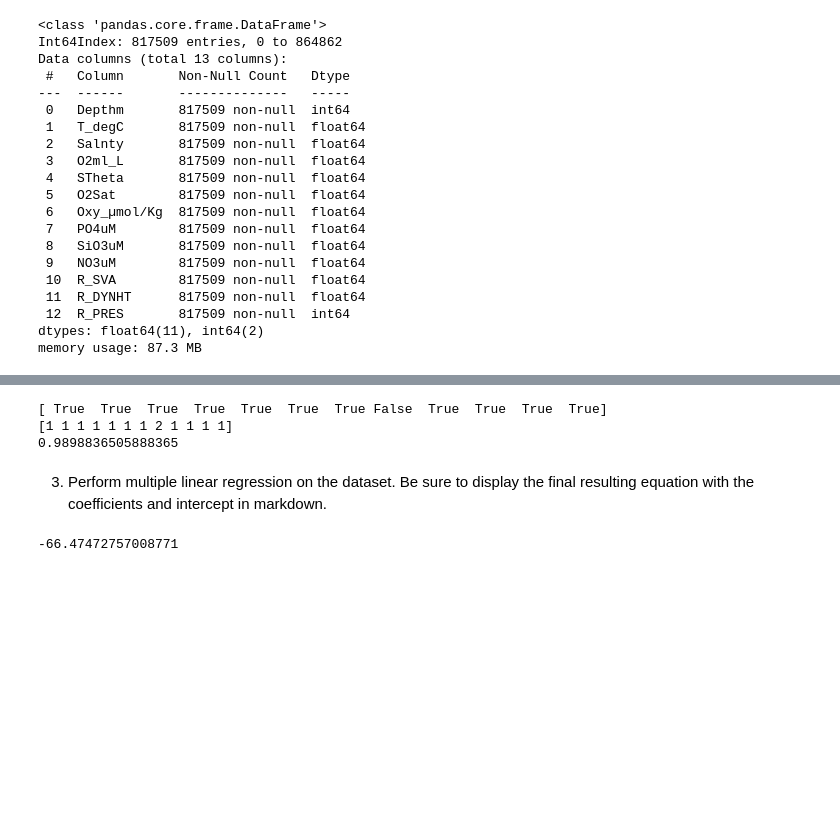
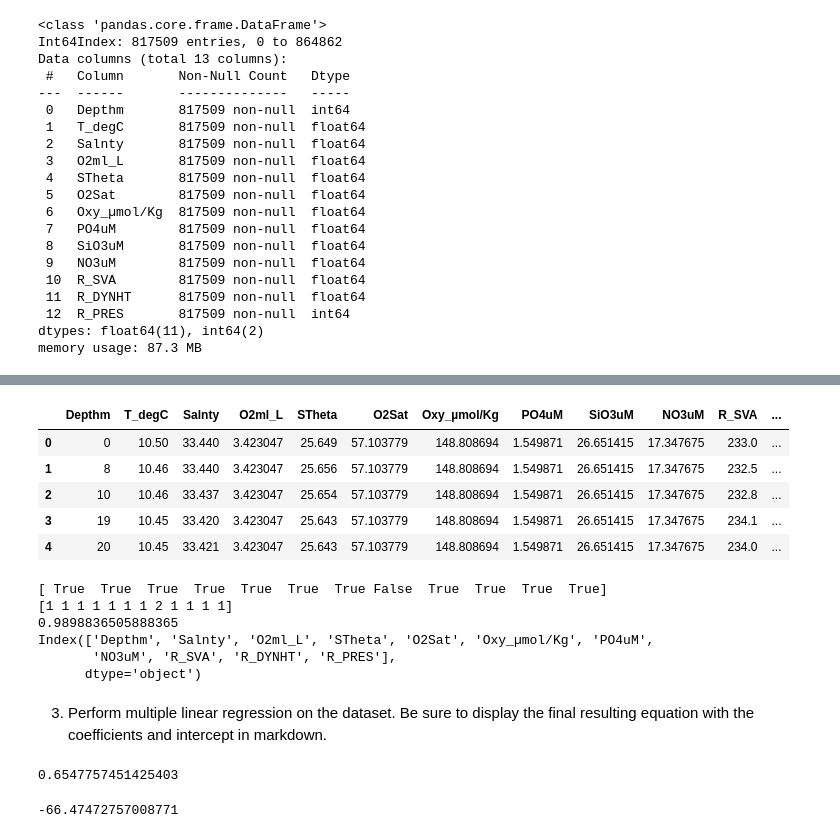
Before and after one commit to SharonBond/homework, a Jupyter notebook: week_14/version_2_week_14_homework.ipynb, the cells around one changed output, grey strips where cells are left out. Saved outputs shown, nothing was run; the diff lists cells and outputs as text; code cells hidden in the pictures; blank space fills up the shorter version.

```diff
--- a/week_14/version_2_week_14_homework.ipynb
+++ b/week_14/version_2_week_14_homework.ipynb
@@ -153,6 +146,15 @@ Name: T_degC, dtype: float64
 # %%
 X=bottle_drop_df.drop('T_degC',axis=1)
 y=bottle_drop_df['T_degC']
+# %%
+bottle_drop_df.head()
+# %% [output]
+|  | Depthm | T_degC | Salnty | O2ml_L | STheta | O2Sat | Oxy_µmol/Kg | PO4uM | SiO3uM | NO3uM | R_SVA | ... |
+| 0 | 0 | 10.50 | 33.440 | 3.423047 | 25.649 | 57.103779 | 148.808694 | 1.549871 | 26.651415 | 17.347675 | 233.0 | ... |
+| 1 | 8 | 10.46 | 33.440 | 3.423047 | 25.656 | 57.103779 | 148.808694 | 1.549871 | 26.651415 | 17.347675 | 232.5 | ... |
+| 2 | 10 | 10.46 | 33.437 | 3.423047 | 25.654 | 57.103779 | 148.808694 | 1.549871 | 26.651415 | 17.347675 | 232.8 | ... |
+| 3 | 19 | 10.45 | 33.420 | 3.423047 | 25.643 | 57.103779 | 148.808694 | 1.549871 | 26.651415 | 17.347675 | 234.1 | ... |
+| 4 | 20 | 10.45 | 33.421 | 3.423047 | 25.643 | 57.103779 | 148.808694 | 1.549871 | 26.651415 | 17.347675 | 234.0 | ... |
 # %%
 
 model=LinearRegression()
@@ -163,10 +165,18 @@ model.fit(X_rfe,y)
 print(rfe.support_)
 print(rfe.ranking_)
 print(rfe.score(X,y))
+
+cols = list(X.columns)
+temp = pd.Series(rfe.support_,index = cols)
+selected_features_rfe = temp[temp==True].index
+print(selected_features_rfe)
 # %% [output]
 [ True  True  True  True  True  True  True False  True  True  True  True]
 [1 1 1 1 1 1 1 2 1 1 1 1]
 0.9898836505888365
+Index(['Depthm', 'Salnty', 'O2ml_L', 'STheta', 'O2Sat', 'Oxy_µmol/Kg', 'PO4uM',
+       'NO3uM', 'R_SVA', 'R_DYNHT', 'R_PRES'],
+      dtype='object')
 # %% [markdown]
 3.	Perform multiple linear regression on the dataset. Be sure to display the final resulting equation with the coefficients and intercept in markdown.
 # %%
@@ -178,6 +188,11 @@ mlr=LinearRegression()
 mlr.fit(X1_train,y1_train)
 
 y1_pred=mlr.predict(X1_test)
+
+accuracy_score = mlr.score(X1,y1)
+print(accuracy_score)
+# %% [output]
+0.6547757451425403
 # %%
 mlr.intercept_
 # %% [output]
```
Also changed, not shown: parts of 5 cells of this notebook.
